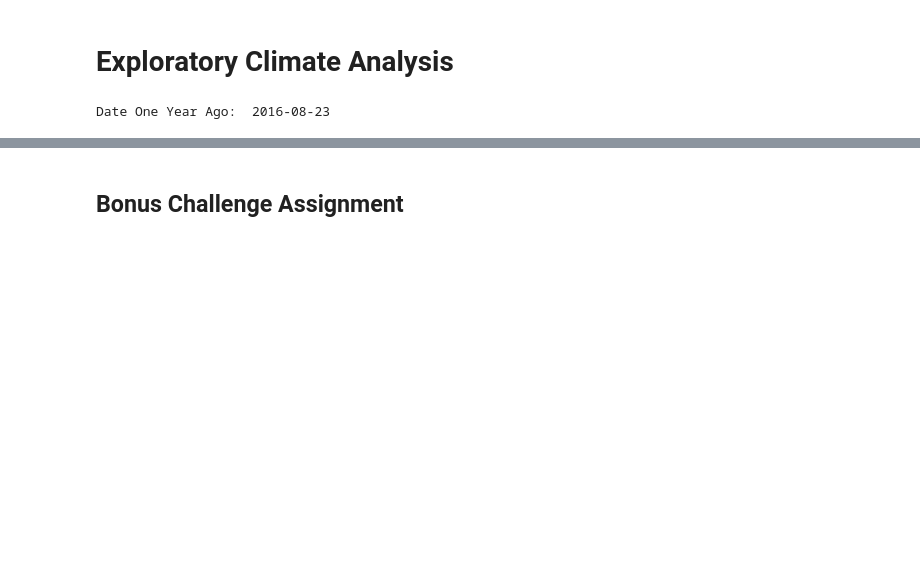
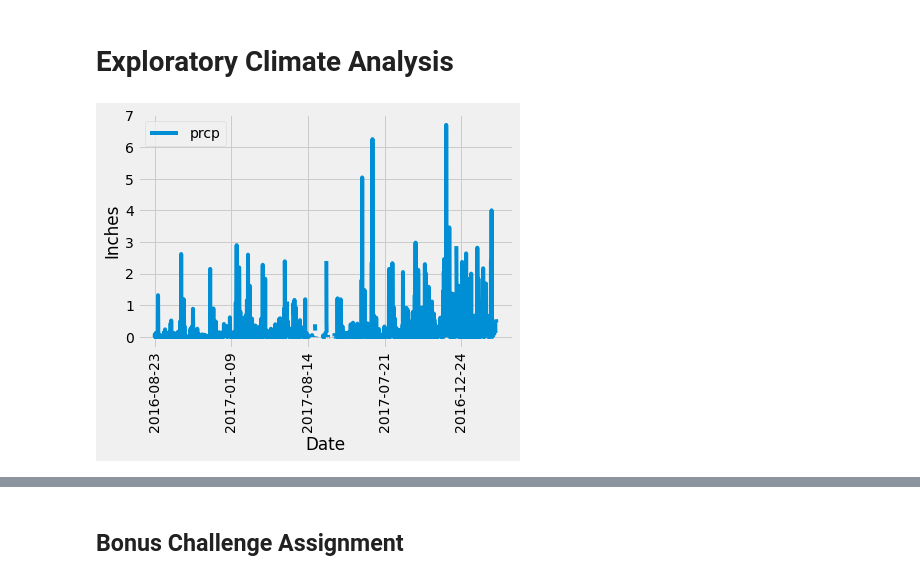
Before and after one commit to James-Ashley/sqlalchemy-challenge, a Jupyter notebook: climate_starter.ipynb, the cells around one changed output, grey strips where cells are left out. Cells and saved outputs as stored; diff of their text form; code cells hidden in the pictures; blank space fills up the shorter version.

```diff
--- a/climate_starter.ipynb
+++ b/climate_starter.ipynb
@@ -36,8 +38,8 @@ Base.classes.keys()
 ['measurement', 'station']
 # %%
 # Save references to each table
-measurement = Base.classes.measurement
-station = Base.classes.station
+Measurement = Base.classes.measurement
+Station = Base.classes.station
 # %%
 # Create our session (link) from Python to the DB
 session = Session(engine)
@@ -67,19 +69,26 @@ elevation FLOAT
 # %%
 # Design a query to retrieve the last 12 months of precipitation data and plot the results
 
 # Calculate the date 1 year ago from the last data point in the database
-latest_date = session.query(measurement.date).order_by(measurement.date.desc()).first()
+latest_date = session.query(Measurement.date).order_by(Measurement.date.desc()).first()
 latest_date_dt = dt.date(2017, 8, 23)
 year_ago = latest_date_dt - dt.timedelta(days=365)
 
-print("Date One Year Ago: ", year_ago)
+
 # Perform a query to retrieve the data and precipitation scores
-
+precip = session.query(Measurement.date, Measurement.prcp).filter(Measurement.date >= year_ago)
+precip_df = pd.DataFrame(precip)
+precip_df
 # Save the query results as a Pandas DataFrame and set the index to the date column
-
+precip_df.set_index("date", inplace=True)
 # Sort the dataframe by date
-
+precip_df.sort_values("date")
 # Use Pandas Plotting with Matplotlib to plot the data
+precip_df.plot(rot=90)
+plt.ylabel("Inches")
+plt.xlabel("Date")
+plt.savefig('Images/Precipitation')
+plt.show()
 # %% [output]
-Date One Year Ago:  2016-08-23
+[figure, added]
 # %%
```
Also changed, not shown: parts of 12 cells of this notebook, 10 other files.
